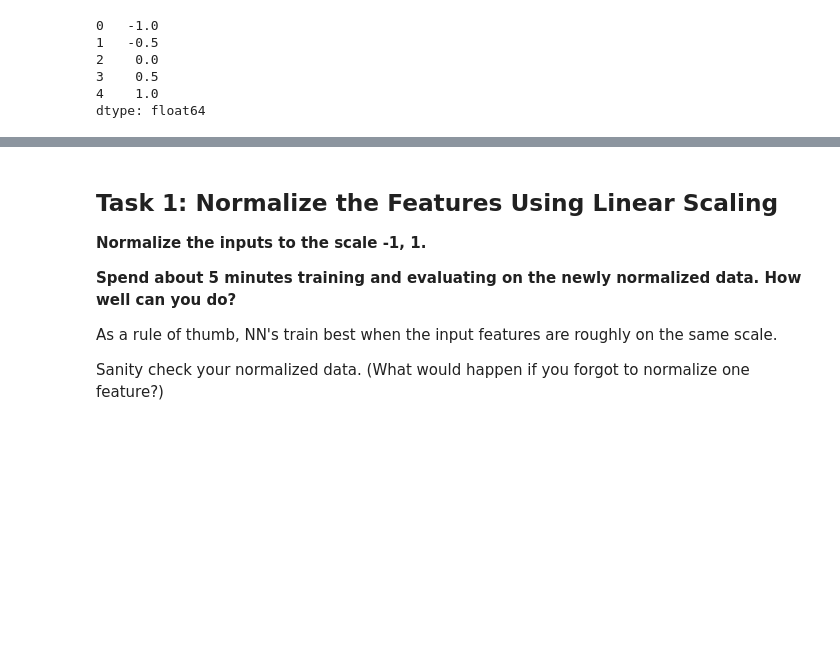
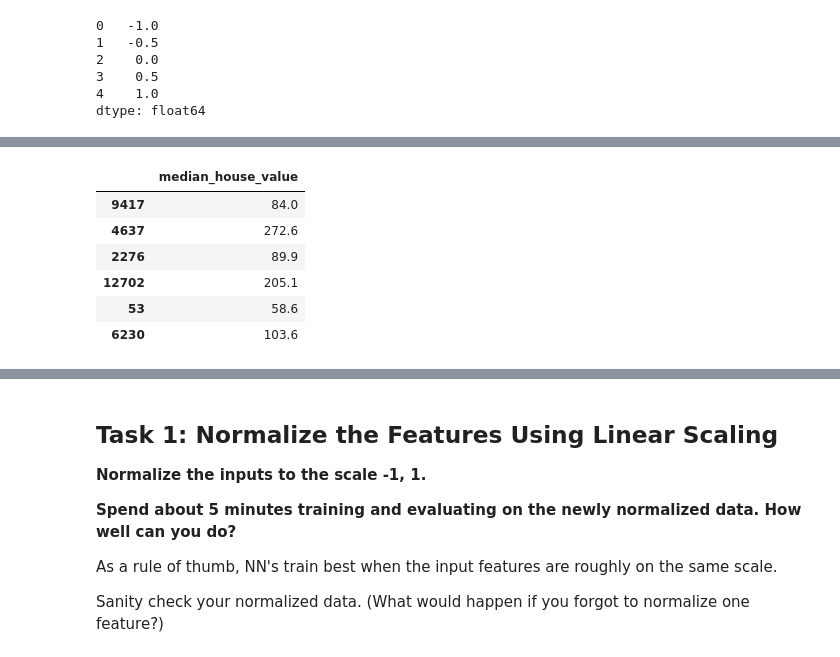
Before and after one commit to tenvol/tsf00, a Jupyter notebook: improving_neural_net_performance.ipynb, the cells around one changed output, grey strips where cells are left out. Saved outputs shown, nothing was run; the diff lists cells and outputs as text; code cells hidden in the pictures; blank space fills up the shorter version.

```diff
--- a/improving_neural_net_performance.ipynb
+++ b/improving_neural_net_performance.ipynb
@@ -381,0 +403,10 @@ dtype: float64
+# %%
+validation_targets.head(6)
+# %% [output]
+|  | median_house_value |
+| 9417 | 84.0 |
+| 4637 | 272.6 |
+| 2276 | 89.9 |
+| 12702 | 205.1 |
+| 53 | 58.6 |
+| 6230 | 103.6 |
```
Also changed, not shown: parts of 10 cells of this notebook.
